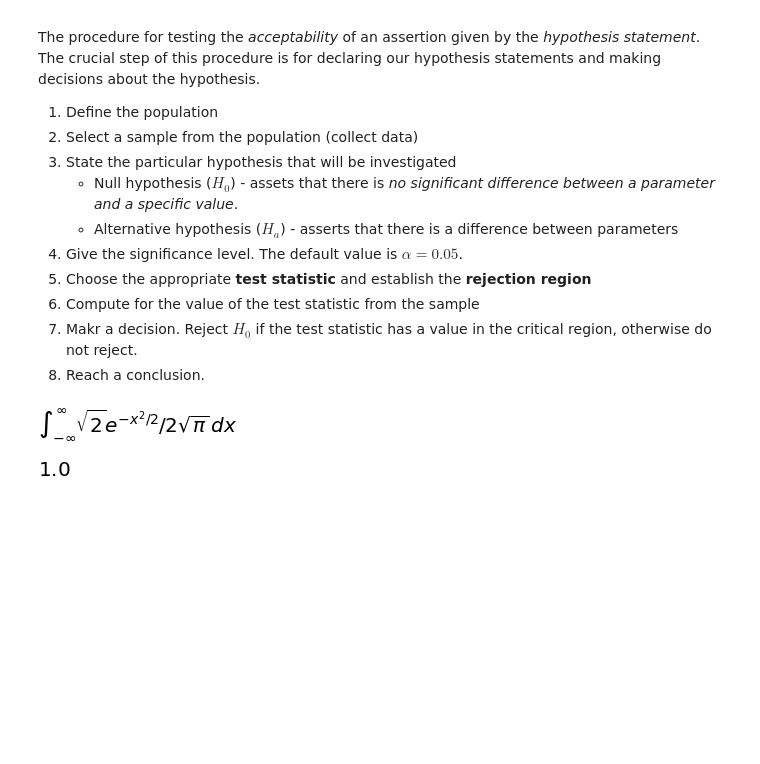
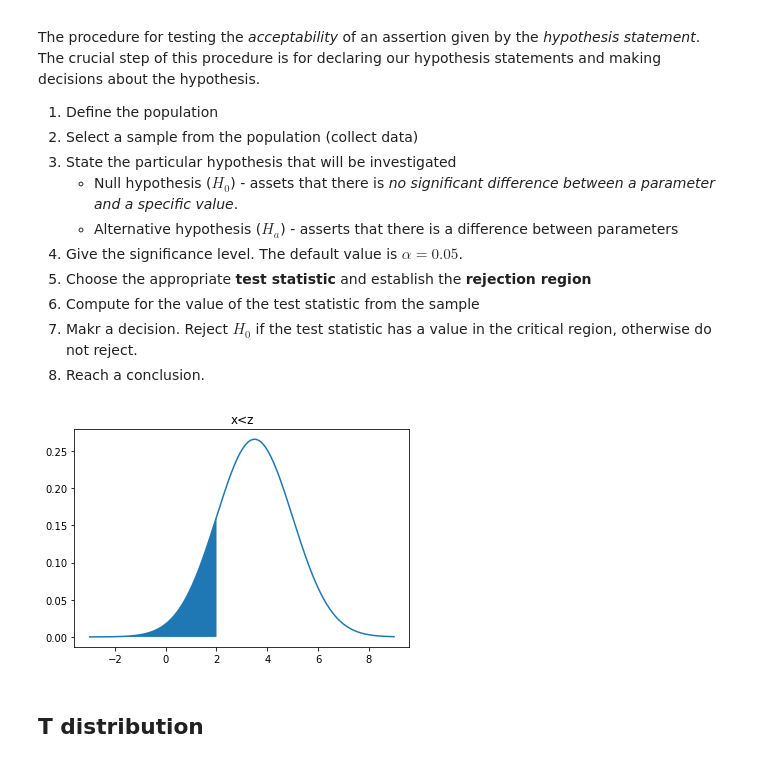
Before and after one commit to adeeconometrics/literate-programming, a Jupyter notebook: Statistical_Analyses.ipynb, the cells around one changed output. Cells and saved outputs as stored; diff of their text form; code cells hidden in the pictures; blank space fills up the shorter version.

```diff
--- a/Statistical_Analyses.ipynb
+++ b/Statistical_Analyses.ipynb
@@ -357,20 +363,27 @@ u = oo
 l = -oo
 display(sympy.Integral(P,(x,l,u)))
 
-N(sympy.Integral(P,(x,l,u)))
+sympy.integralte(P,(x,l,u))
-# %% [output]
-[figure, removed]
-[figure, removed]
 # %%
 # plotting shaded region of the z-distribution
+import numpy as np
 from scipy.stats import norm
+import matplotlib.pyplot as plt
 
-x = np.arange(-3,3,0.001)
+x = np.arange(-3,9,0.001)
 
 def draw_z_score(x, cond, mu, sigma, title):
     y = norm.pdf(x, mu, sigma)
     z = x[cond]
     plt.plot(x, y)
     plt.fill_between(z, 0, norm.pdf(z, mu, sigma))
     plt.title(title)
     plt.show()
+
+
+z = 2
+draw_z_score(x, x<z, 3.5, 1.5, "x<z")
+# %% [output]
+[figure, added]
+# %% [markdown]
+## T distribution
```
Also changed, not shown: parts of 20 cells of this notebook.
